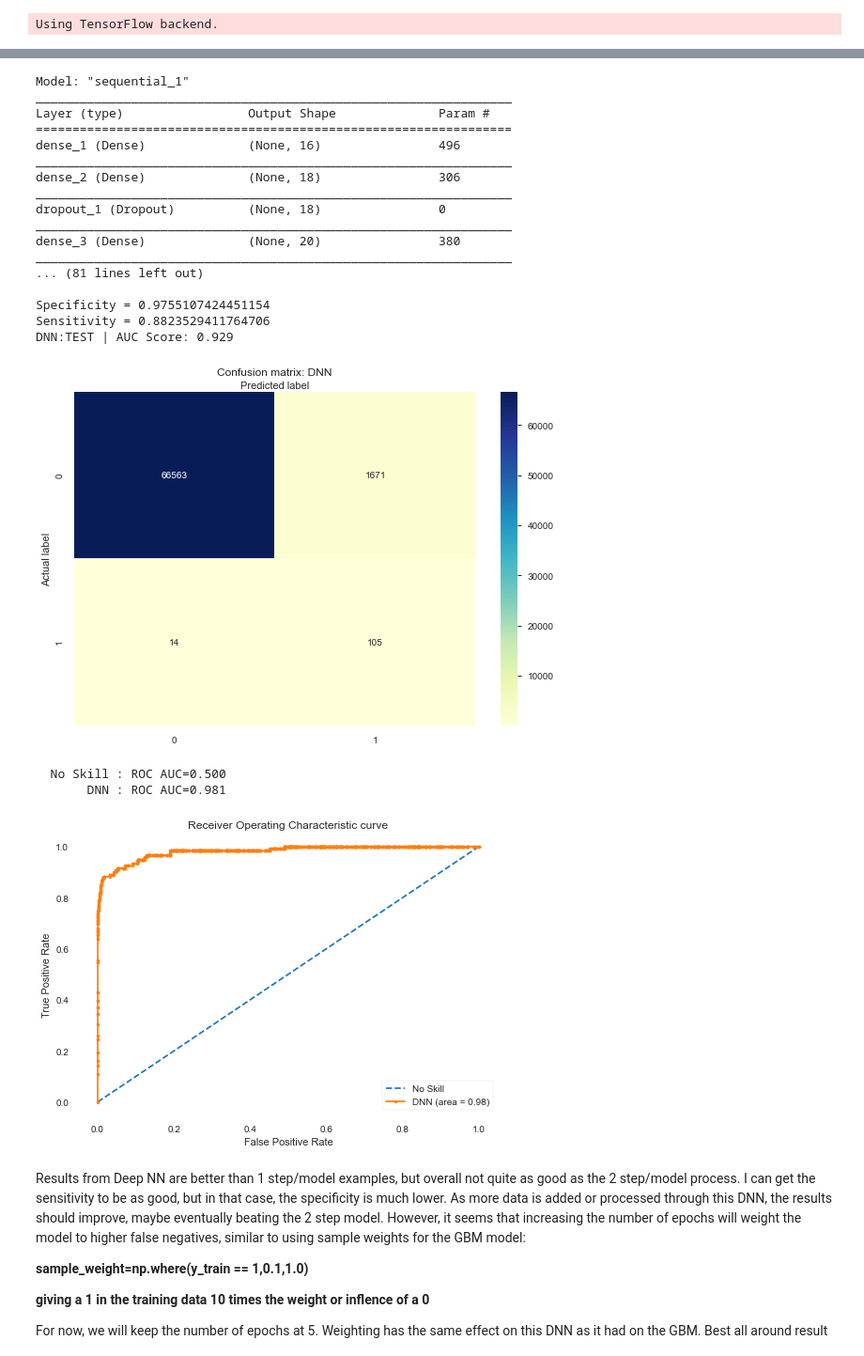
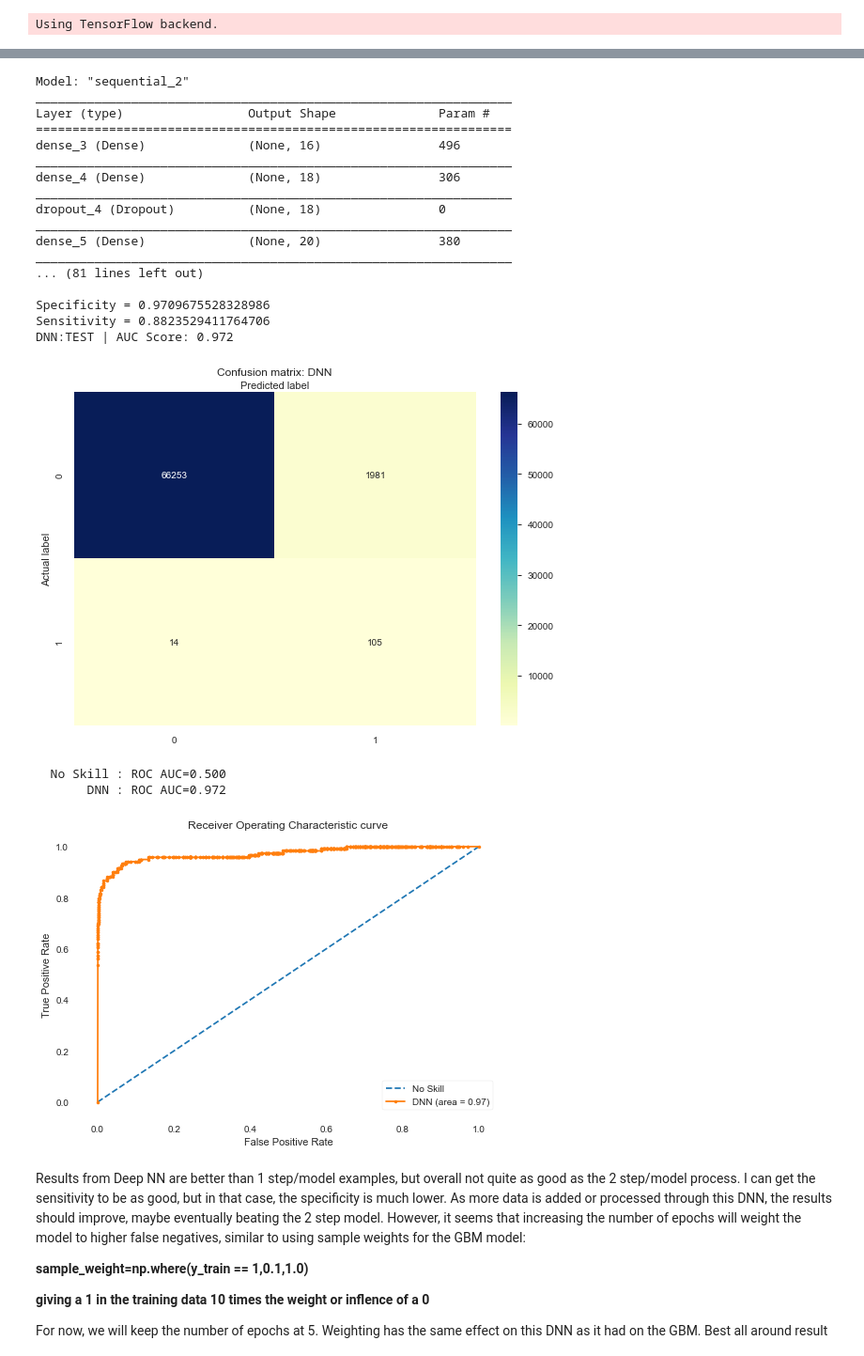
Before and after one commit to donaldsrepo/imbalanced_data, a Jupyter notebook: DonCreditCardImbalancedDataSet.ipynb, the cells around one changed output, grey strips where cells are left out. Shown at 94% size. Drawn from its saved outputs; the diff is of its cells as text; code cells hidden in the pictures.

```diff
--- a/DonCreditCardImbalancedDataSet.ipynb
+++ b/DonCreditCardImbalancedDataSet.ipynb
@@ -411,7 +431,7 @@ Next try the Random Forest model
 # %%
 rf = RandomForestClassifier(n_estimators = 1000)
 
-rf.fit(X_train, y_train)
+rf.fit(X_train, y_train, sample_weight=np.where(y_train == 1,1.0,1.0).flatten())
 
 rf_Pred=rf.predict(X_test)
 
@@ -456,7 +476,7 @@ gb_clf = GradientBoostingClassifier(n_estimators=20, learning_rate=0.1, max_feat
 #gb_clf.fit(X_train, y_train)
 
 #since a false negative is much more likely than a false positive, we should weight them accordingly
-gb_clf.fit( X_train, y_train, sample_weight=np.where(y_train == 1,0.5,1.0) ) #  fn = 12 and fp = 1057
+gb_clf.fit( X_train, y_train, sample_weight=np.where(y_train == 1,1.0,1.0) ) #  fn = 12 and fp = 1057
 # no weights gives worse false positive counts
 #gb_clf.fit( X_train, y_train) # fn = 8 and fp = 2639
 
@@ -739,0 +822,10 @@ Sensitivity = 0.9305555555555556
+# %%
+# try to combine the 2 models into one AUC score, however not sure that the proba values from 2 different models can be combined
+algo = '2-Step'
+test_labels = X_val_final['Class']
+ns_probs = [0 for _ in range(len(test_labels))]
+model_probs = X_val_final['Proba_2']
+
+two_step_auc = auc_roc_metrics_plots(model_probs, ns_probs, test_labels, algo)
+
+metrics_results['2-step'] = two_step_auc
@@ -797,3 +911,23 @@ def create_complex_dnn():
         Dense(units=1, kernel_initializer='uniform', activation='sigmoid')
     ])
     return clf1
+# %%
+def create_cnn():
+    model = Sequential()
+    #model.add(Conv1D(32, 2, activation = 'relu', input_shape = input_shape))
+    #model.add(Conv1D(filters=32, kernel_size=2, input_shape = (30) ))
+    #model.add(Conv1D(filters=32, kernel_size=10, strides=1, activation='swish', padding='valid', input_shape=input_shape ))
+    model.add(Conv1D(filters=32, kernel_size=10, strides=1, activation='relu', padding='valid', input_shape=input_shape ))
+    # TypeError: 'int' object is not iterable
+    model.add(BatchNormalization())
+    model.add(MaxPool1D(2))
+    model.add(Dropout(0.2))
+    model.add(Conv1D(64, 2, activation='relu'))
+    model.add(BatchNormalization())
+    model.add(MaxPool1D(2))
+    model.add(Dropout(0.5))
+    model.add(Flatten())
+    model.add(Dense(64, activation='relu'))
+    model.add(Dropout(0.5))
+    model.add(Dense(1, activation='sigmoid'))
+    return model
@@ -800,58 +1011,58 @@ def create_complex_dnn():
 # %%
 clf = create_dnn()
 clf.summary()
-#clf.compile(optimizer='adam', loss='binary_crossentropy', metrics=['accuracy'])
-adam = keras.optimizers.Adam(learning_rate=0.001)
+clf.compile(optimizer='adam', loss='binary_crossentropy', metrics=['accuracy'])
+
+#adam = keras.optimizers.Adam(learning_rate=0.001)
 # try using focal_loss to give heavier weight to examples that are difficult to classify
 # seems to improve the metrics slightly
-clf.compile(optimizer=adam, loss=[focal_loss], metrics=['accuracy'])
-#clf.compile(optimizer='adam', loss='binary_crossentropy', metrics=['accuracy'])
+#clf.compile(optimizer=adam, loss=[focal_loss], metrics=['accuracy'])
 
 # create/fit model on the training dataset
 #clf.fit(X_train, y_train, batch_size=16, epochs=32, sample_weight=np.where(y_train == 1,0.2,1.0).flatten())
-clf.fit(X_train, y_train, batch_size=16, epochs=20, sample_weight=np.where(y_train == 1,4.0,1.0).flatten())
+clf.fit(X_train, y_train, batch_size=16, epochs=20, sample_weight=np.where(y_train == 1,1.0,1.0).flatten())
 
 # check model metrics
 score = clf.evaluate(X_train, y_train, batch_size=128)
 print('\nAnd the Train Score is ', score[1] * 100, '%')
 score = clf.evaluate(X_test, y_test, batch_size=128)
 print('\nAnd the Test Score is ', score[1] * 100, '%')
 # predict probabilities for test set
 yhat_probs = clf.predict(X_test, verbose=0)
 # predict crisp classes for test set
 yhat_classes = clf.predict_classes(X_test, verbose=0)
 # reduce to 1d array
 yhat_probs = yhat_probs[:, 0]
 yhat_classes = yhat_classes[:, 0]
 print("Classification Report (DNN)")
 print(classification_report(y_test, yhat_classes))
 
 tn, fp, fn, tp = display_metrics(clf, X_train, X_test, y_train, y_test, yhat_classes, 'DNN')
 visualize(y_test, yhat_classes, 'DNN')
 dnn_auc = auc_roc_metrics(clf, X_test, y_test, 'DNN')
 metrics_results['dnn'] = dnn_auc
 # %% [output]
-Model: "sequential_1"
+Model: "sequential_2"
 _________________________________________________________________
 Layer (type)                 Output Shape              Param #
 =================================================================
-dense_1 (Dense)              (None, 16)                496
+dense_3 (Dense)              (None, 16)                496
 _________________________________________________________________
-dense_2 (Dense)              (None, 18)                306
+dense_4 (Dense)              (None, 18)                306
 _________________________________________________________________
-dropout_1 (Dropout)          (None, 18)                0
+dropout_4 (Dropout)          (None, 18)                0
 _________________________________________________________________
-dense_3 (Dense)              (None, 20)                380
+dense_5 (Dense)              (None, 20)                380
 _________________________________________________________________
 ... (81 lines left out)
 
-Specificity = 0.9755107424451154
+Specificity = 0.9709675528328986
 Sensitivity = 0.8823529411764706
-DNN:TEST | AUC Score: 0.929
+DNN:TEST | AUC Score: 0.972
 [figure]
   No Skill : ROC AUC=0.500
-       DNN : ROC AUC=0.981
+       DNN : ROC AUC=0.972
-[figure, old version]
+[figure, new version]
 # %% [markdown]
 Results from Deep NN are better than 1 step/model examples, but overall not quite as good as the 2 step/model process. I can get the sensitivity to be as good, but in that case, the specificity is much lower. As more data is added or processed through this DNN, the results should improve, maybe eventually beating the 2 step model. However, it seems that increasing the number of epochs will weight the model to higher false negatives, similar to using sample weights for the GBM model:
 
```
Also changed, not shown: parts of 39 cells of this notebook, 1 other file.
